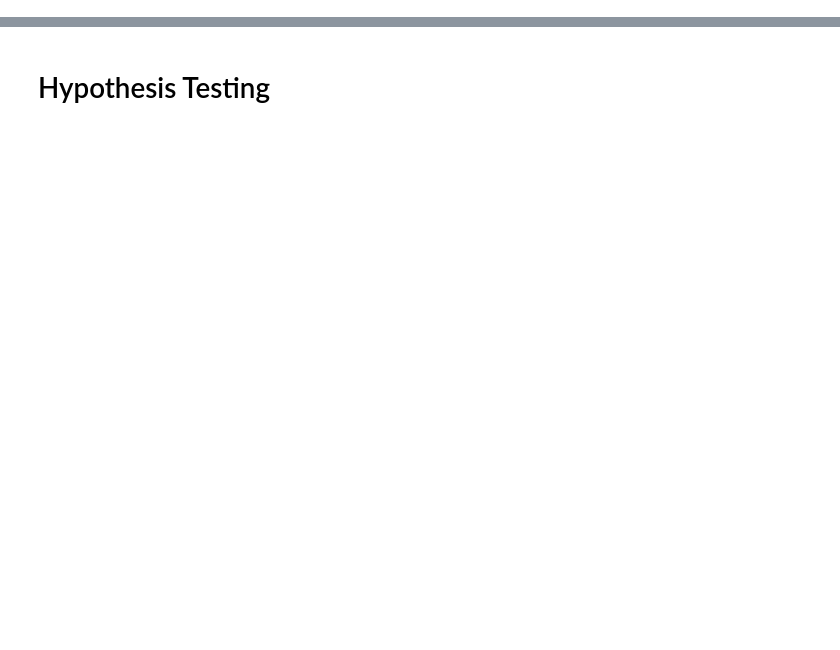
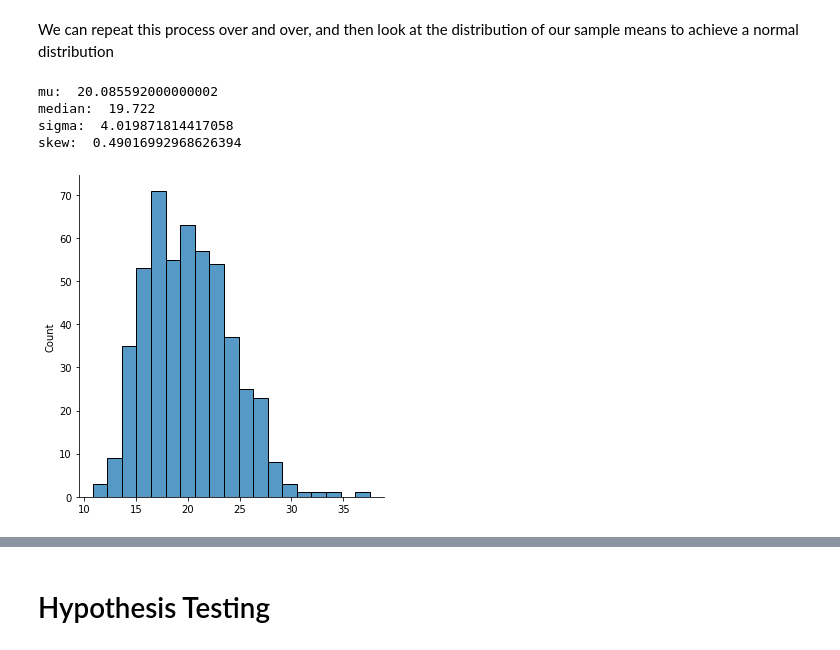
Before and after one commit to cjw21889/slide-support, a Jupyter notebook: 750-753/decision-science/02-Stats/Untitled.ipynb, the cells around one changed output, grey strips where cells are left out. Saved outputs shown, nothing was run; the diff lists cells and outputs as text; code cells hidden in the pictures; blank space fills up the shorter version.

```diff
--- a/750-753/decision-science/02-Stats/Untitled.ipynb
+++ b/750-753/decision-science/02-Stats/Untitled.ipynb
@@ -0,0 +52,23 @@
+# %% [markdown]
+We can repeat this process over and over, and then look at the distribution of our sample means to achieve a normal distribution
+# %%
+import pandas as pd
+# Here, 500 examples of 5 samples
+
+means = []
+for i in range(500):
+    means.append(df.total_bill.sample(5, replace=True).mean())
+
+means = pd.Series(means)
+
+sns.displot(means)
+print('mu: ', means.mean())
+print('median: ', means.median())
+print('sigma: ', means.std())
+print('skew: ', means.skew())
+# %% [output]
+mu:  20.085592000000002
+median:  19.722
+sigma:  4.019871814417058
+skew:  0.49016992968626394
+[figure, added]
```
Also changed, not shown: parts of 12 cells of this notebook, 3 other files.
